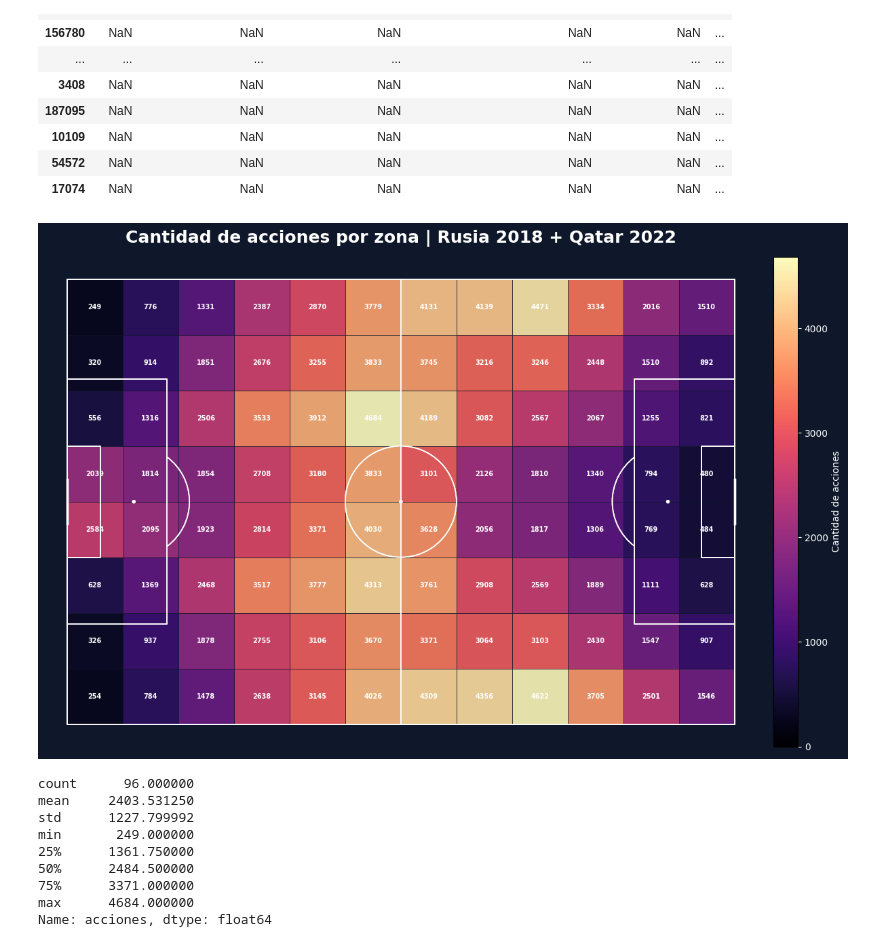
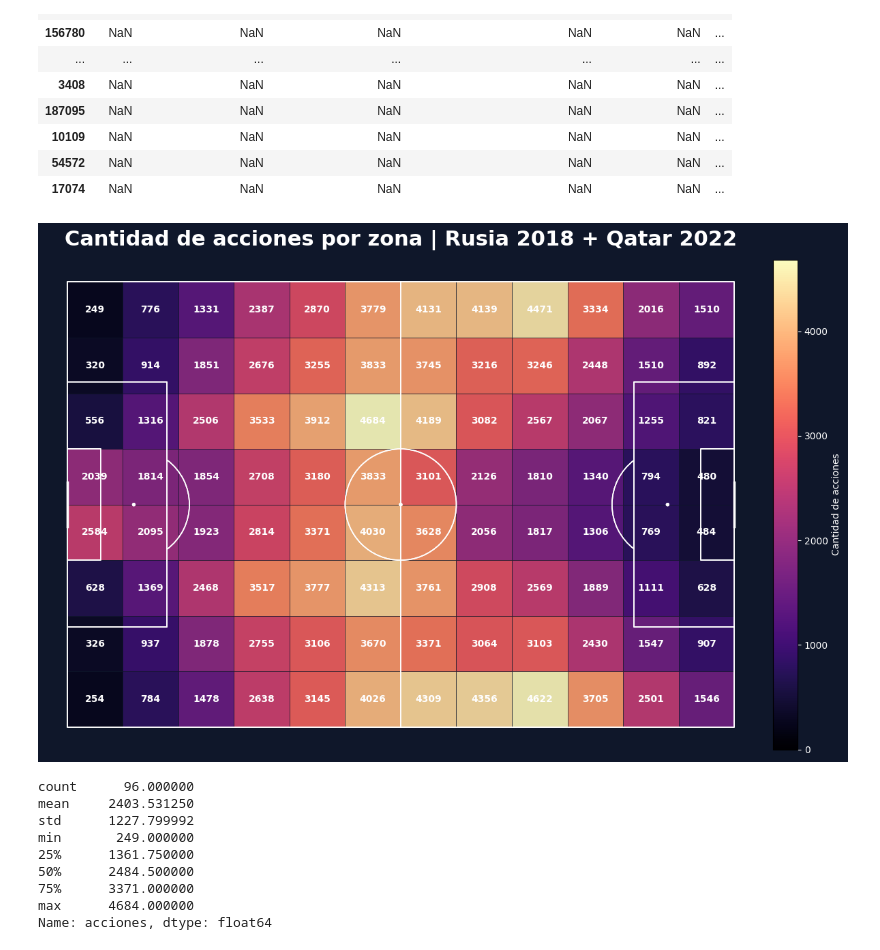
Before and after one commit to malcolmdpc/patrones-lab, a Jupyter notebook: 2026-04_futbol-statsbomb/notebooks/01_xT_peligro_esperado.ipynb, the cells around one changed output. Saved outputs shown, nothing was run; the diff lists cells and outputs as text; code cells hidden in the pictures.

```diff
--- a/2026-04_futbol-statsbomb/notebooks/01_xT_peligro_esperado.ipynb
+++ b/2026-04_futbol-statsbomb/notebooks/01_xT_peligro_esperado.ipynb
@@ -544,7 +544,7 @@ for i in range(len(df_mapa_zonas)):
 
     ax.add_patch(rectangulo)
 
-    if acciones >= 50 and valor >= 0.02:
+    if acciones >= 50 and valor >= 0.004:
         ax.text(
             x_inicio + 5,
             y_inicio + 5,
@@ -552,7 +552,7 @@ for i in range(len(df_mapa_zonas)):
             ha="center",
             va="center",
             color="white",
-            fontsize=8,
+            fontsize=12,
             fontweight="bold")
 
 cancha.draw(ax=ax)
@@ -560,7 +560,7 @@ cancha.draw(ax=ax)
 ax.set_title(
     "PE5-Gol por zona | Rusia 2018 + Qatar 2022",
     color="white",
-    fontsize=18,
+    fontsize=28,
     pad=15,
     fontweight="bold")
 
@@ -838,36 +838,36 @@ for i in range(len(df_mapa)):
 
     ax.text(
         x_inicio + 5,
         y_inicio + 5,
         int(acciones),
         ha="center",
         va="center",
         color="white",
-        fontsize=7,
+        fontsize=10,
         fontweight="bold"
     )
 
 cancha.draw(ax=ax)
 
 ax.set_title(
     "Cantidad de acciones por zona | Rusia 2018 + Qatar 2022",
     color="white",
-    fontsize=18,
+    fontsize=22,
     pad=15,
     fontweight="bold"
 )
 
 sm = cm.ScalarMappable(cmap=mapa_colores, norm=norma)
 sm.set_array([])
 
 cbar = plt.colorbar(sm, ax=ax, fraction=0.035, pad=0.02)
 cbar.set_label("Cantidad de acciones", color="white")
 cbar.ax.yaxis.set_tick_params(color="white")
 plt.setp(cbar.ax.get_yticklabels(), color="white")
 
 plt.show()
 # %% [output]
-[figure, old version]
+[figure, new version]
 # %%
 df_valor_zonas["acciones"].describe()
 # %% [output]
```
Also changed, not shown: parts of 1 cell of this notebook, 1 other file.
